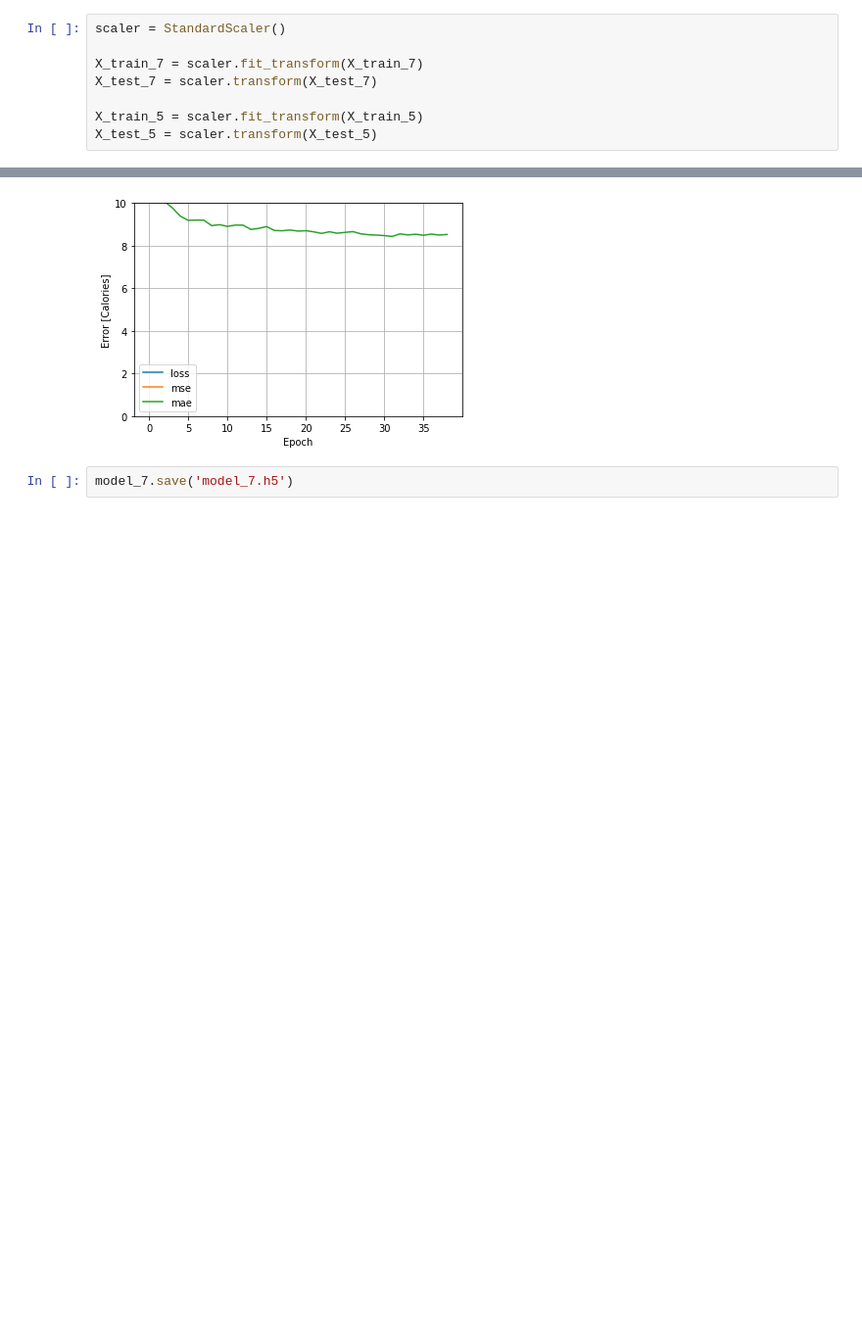
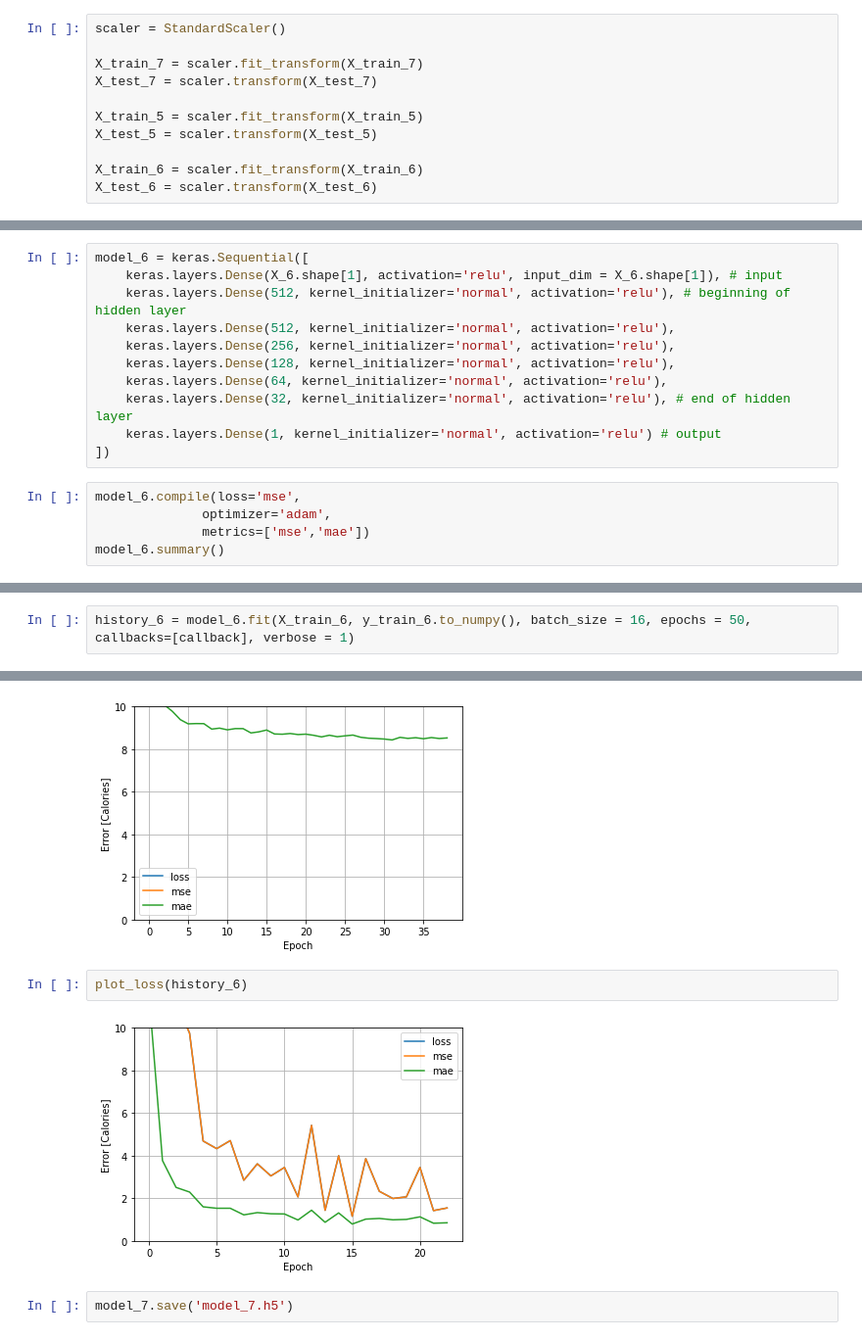
Before and after one commit to C22-PS350/ml-rawati, a Jupyter notebook: C22_PS350.ipynb, the cells around one changed output, grey strips where cells are left out. Shown: that part at 98% size. Drawn from its saved outputs; the diff is of its cells as text; blank space fills up the shorter version.

Commit message:
model 6 param

```diff
--- a/C22_PS350.ipynb
+++ b/C22_PS350.ipynb
@@ -139,6 +152,9 @@ X_test_7 = scaler.transform(X_test_7)
 
 X_train_5 = scaler.fit_transform(X_train_5)
 X_test_5 = scaler.transform(X_test_5)
+
+X_train_6 = scaler.fit_transform(X_train_6)
+X_test_6 = scaler.transform(X_test_6)
 # %% [markdown]
 ## Modeling
 # %%
@@ -251,3 +267,19 @@ Epoch 38/50
 750/750 [==============================] - 7s 9ms/step - loss: 146.7023 - mse: 146.7023 - mae: 8.5019
 Epoch 39/50
 750/750 [==============================] - 7s 10ms/step - loss: 148.0095 - mse: 148.0095 - mae: 8.5284
+# %%
+model_6 = keras.Sequential([
+    keras.layers.Dense(X_6.shape[1], activation='relu', input_dim = X_6.shape[1]), # input
+    keras.layers.Dense(512, kernel_initializer='normal', activation='relu'), # beginning of hidden layer
+    keras.layers.Dense(512, kernel_initializer='normal', activation='relu'),
+    keras.layers.Dense(256, kernel_initializer='normal', activation='relu'),
+    keras.layers.Dense(128, kernel_initializer='normal', activation='relu'),
+    keras.layers.Dense(64, kernel_initializer='normal', activation='relu'),
+    keras.layers.Dense(32, kernel_initializer='normal', activation='relu'), # end of hidden layer
+    keras.layers.Dense(1, kernel_initializer='normal', activation='relu') # output
+])
+# %%
+model_6.compile(loss='mse',
+              optimizer='adam',
+              metrics=['mse','mae'])
+model_6.summary()
@@ -253,0 +304,2 @@ Epoch 39/50
+# %%
+history_6 = model_6.fit(X_train_6, y_train_6.to_numpy(), batch_size = 16, epochs = 50, callbacks=[callback], verbose = 1)
@@ -282,6 +358,10 @@ plot_loss(history_7)
 plot_loss(history_5)
 # %% [output]
 [figure]
+# %%
+plot_loss(history_6)
+# %% [output]
+[figure, added]
 # %%
 model_7.save('model_7.h5')
 # %%
```
Also changed, not shown: parts of 7 cells of this notebook, 1 other file.
